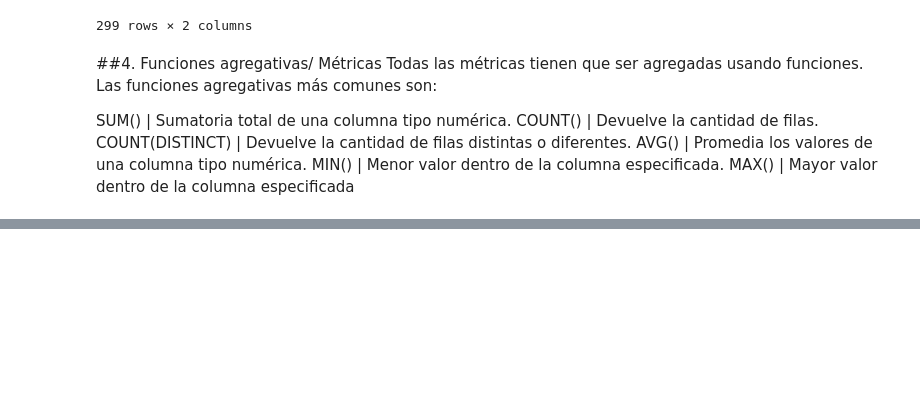
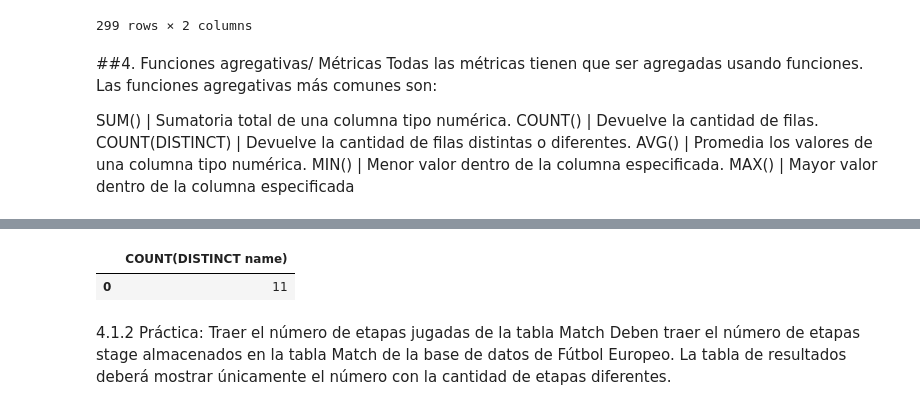
Before and after one commit to JenniferAQuintero/Talento_Tech2024, a Jupyter notebook: Taller_SQL.ipynb, the cells around one changed output, grey strips where cells are left out. Saved outputs shown, nothing was run; the diff lists cells and outputs as text; code cells hidden in the pictures; blank space fills up the shorter version.

```diff
--- a/Taller_SQL.ipynb
+++ b/Taller_SQL.ipynb
@@ -341,0 +362,15 @@ MAX() | Mayor valor dentro de la columna especificada
+# %%
+query = """
+SELECT COUNT(DISTINCT name)
+FROM Country;
+"""
+
+
+count_countries = pd.read_sql(query, conn)
+count_countries
+# %% [output]
+|  | COUNT(DISTINCT name) |
+| 0 | 11 |
+# %% [markdown]
+4.1.2 Práctica: Traer el número de etapas jugadas de la tabla Match
+Deben traer el número de etapas stage almacenados en la tabla Match de la base de datos de Fútbol Europeo. La tabla de resultados deberá mostrar únicamente el número con la cantidad de etapas diferentes.
```
Also changed, not shown: parts of 3 cells of this notebook.
